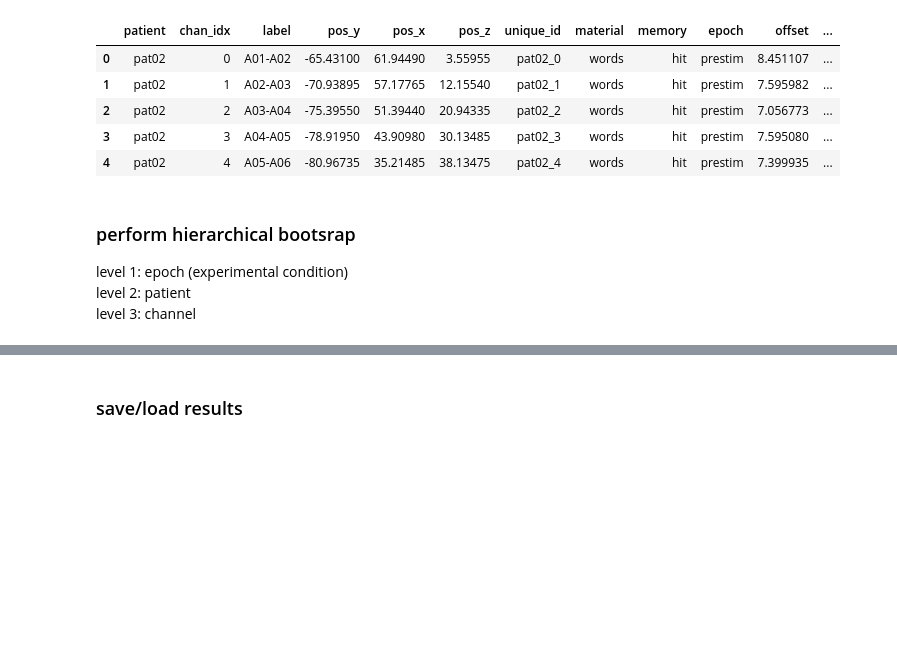
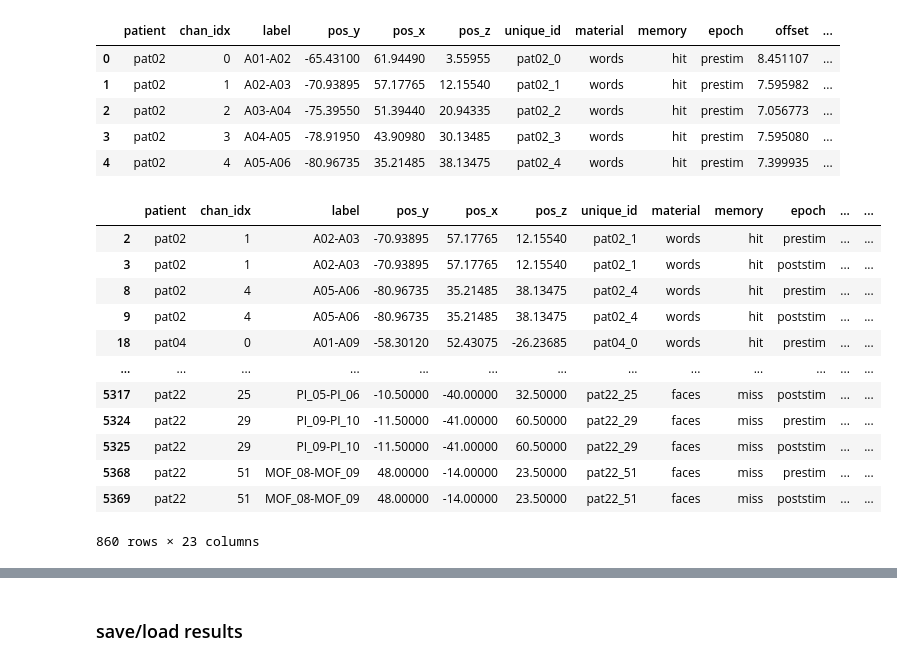
Before and after one commit to voytekresearch/oscillation_vs_exponent, a Jupyter notebook: notebooks/hierarchical_bootstrap.ipynb, the cells around one changed output, grey strips where cells are left out. Cells and saved outputs as stored; diff of their text form; code cells hidden in the pictures; blank space fills up the shorter version.

```diff
--- a/notebooks/hierarchical_bootstrap.ipynb
+++ b/notebooks/hierarchical_bootstrap.ipynb
@@ -40,11 +40,32 @@ results.head()
 | 2 | pat02 | 2 | A03-A04 | -75.39550 | 51.39440 | 20.94335 | pat02_2 | words | hit | prestim | 7.056773 | ... |
 | 3 | pat02 | 3 | A04-A05 | -78.91950 | 43.90980 | 30.13485 | pat02_3 | words | hit | prestim | 7.595080 | ... |
 | 4 | pat02 | 4 | A05-A06 | -80.96735 | 35.21485 | 38.13475 | pat02_4 | words | hit | prestim | 7.399935 | ... |
-# %% [markdown]
-### perform hierarchical bootsrap
-level 1: epoch (experimental condition)
-level 2: patient
-level 3: channel
+# %%
+# get results for task-modulated channels
+
+# load task-modulated channel info
+task_modulated_channels = pd.read_csv(f"{PROJECT_PATH}/data/results/ieeg_modulated_channels.csv", index_col=0)
+
+# join info with results
+df_merge = pd.merge(results, task_modulated_channels, on=['patient','chan_idx','material','memory'])
+
+# get task-modulated channel results only
+results = df_merge.loc[df_merge['sig']]
+results
+# %% [output]
+|  | patient | chan_idx | label | pos_y | pos_x | pos_z | unique_id | material | memory | epoch | ... | ... |
+| 2 | pat02 | 1 | A02-A03 | -70.93895 | 57.17765 | 12.15540 | pat02_1 | words | hit | prestim | ... | ... |
+| 3 | pat02 | 1 | A02-A03 | -70.93895 | 57.17765 | 12.15540 | pat02_1 | words | hit | poststim | ... | ... |
+| 8 | pat02 | 4 | A05-A06 | -80.96735 | 35.21485 | 38.13475 | pat02_4 | words | hit | prestim | ... | ... |
+| 9 | pat02 | 4 | A05-A06 | -80.96735 | 35.21485 | 38.13475 | pat02_4 | words | hit | poststim | ... | ... |
+| 18 | pat04 | 0 | A01-A09 | -58.30120 | 52.43075 | -26.23685 | pat04_0 | words | hit | prestim | ... | ... |
+| ... | ... | ... | ... | ... | ... | ... | ... | ... | ... | ... | ... | ... |
+| 5317 | pat22 | 25 | PI_05-PI_06 | -10.50000 | -40.00000 | 32.50000 | pat22_25 | faces | miss | poststim | ... | ... |
+| 5324 | pat22 | 29 | PI_09-PI_10 | -11.50000 | -41.00000 | 60.50000 | pat22_29 | faces | miss | prestim | ... | ... |
+| 5325 | pat22 | 29 | PI_09-PI_10 | -11.50000 | -41.00000 | 60.50000 | pat22_29 | faces | miss | poststim | ... | ... |
+| 5368 | pat22 | 51 | MOF_08-MOF_09 | 48.00000 | -14.00000 | 23.50000 | pat22_51 | faces | miss | prestim | ... | ... |
+| 5369 | pat22 | 51 | MOF_08-MOF_09 | 48.00000 | -14.00000 | 23.50000 | pat22_51 | faces | miss | poststim | ... | ... |
+860 rows × 23 columns
 # %%
 # split results by trial type (words/faces) and take successful trials only (memory==hit)
 df_w = results.loc[((results['memory']=='hit')&(results['material']=='words'))]
```
Also changed, not shown: parts of 14 cells of this notebook.
